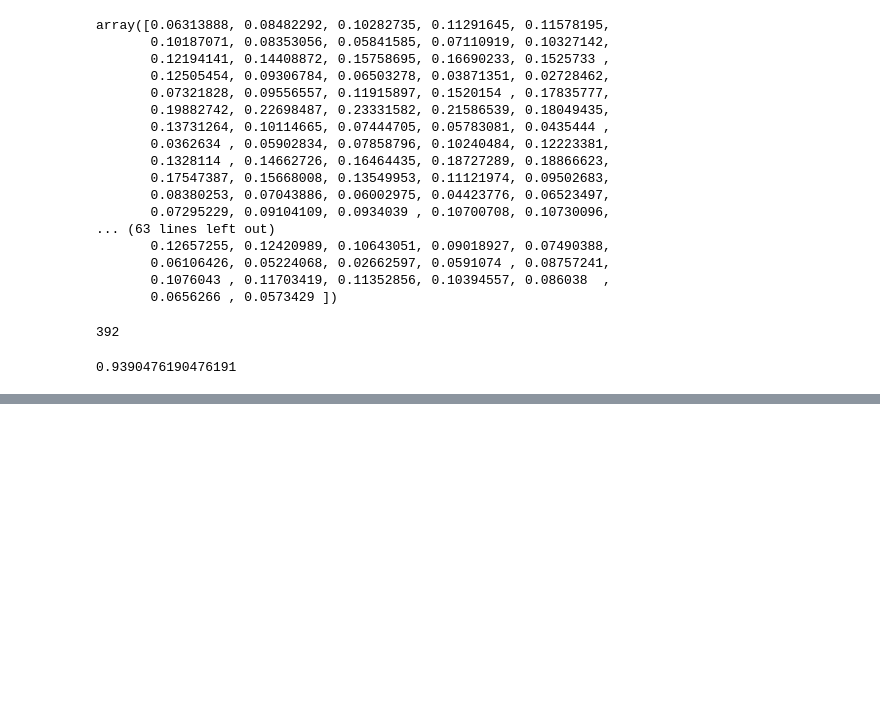
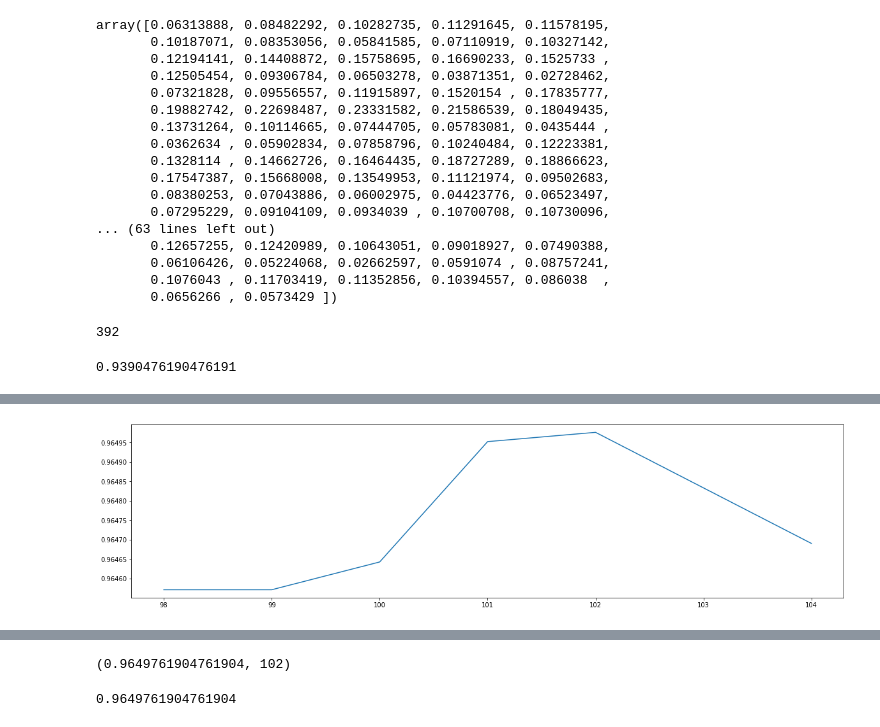
Before and after one commit to JustDoItGit/caicai_sklearn, a Jupyter notebook: 第三章 数据预处理与特征工程/Feature_selection.ipynb, the cells around one changed output, grey strips where cells are left out. Saved outputs shown, nothing was run; the diff lists cells and outputs as text; code cells hidden in the pictures; blank space fills up the shorter version.

```diff
--- a/第三章 数据预处理与特征工程/Feature_selection.ipynb
+++ b/第三章 数据预处理与特征工程/Feature_selection.ipynb
@@ -250,0 +376,13 @@ cross_val_score(RFC(n_estimators=10,random_state=0),X_fsmic,y,cv=5).mean()
+# %%
+%%time
+score4 = []
+for i in range(98, 105):
+    once = cross_val_score(
+        RFC(n_estimators=i, random_state=0, n_jobs=-1), X_embedded, y, cv=5).mean()
+    score4.append(once)
+plt.figure(figsize=(20, 5))
+plt.plot(list(range(98, 105)), score4)
+plt.xticks(list(range(98, 105)))
+plt.show()
+# %% [output]
+[figure, added]
@@ -250,0 +391,8 @@ cross_val_score(RFC(n_estimators=10,random_state=0),X_fsmic,y,cv=5).mean()
+# %%
+max(score4), list(range(98, 105))[score4.index(max(score4))]
+# %% [output]
+(0.9649761904761904, 102)
+# %%
+cross_val_score(RFC(n_estimators=102, random_state=0, n_jobs=-1), X_embedded, y, cv=5).mean()
+# %% [output]
+0.9649761904761904
```
Also changed, not shown: parts of 12 cells of this notebook.
